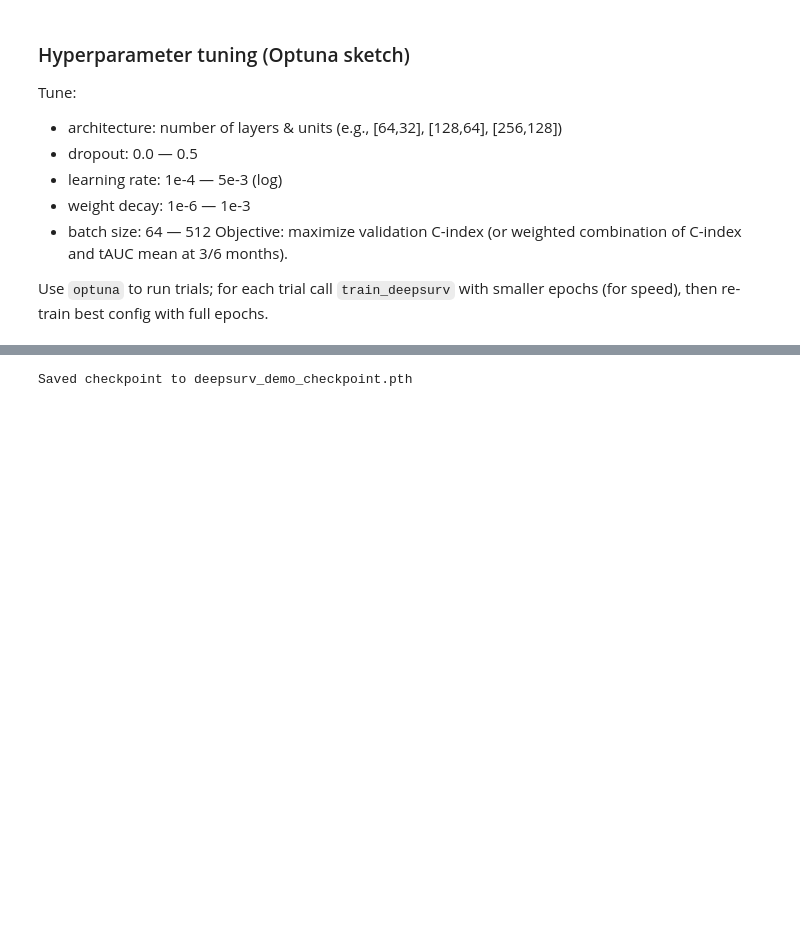
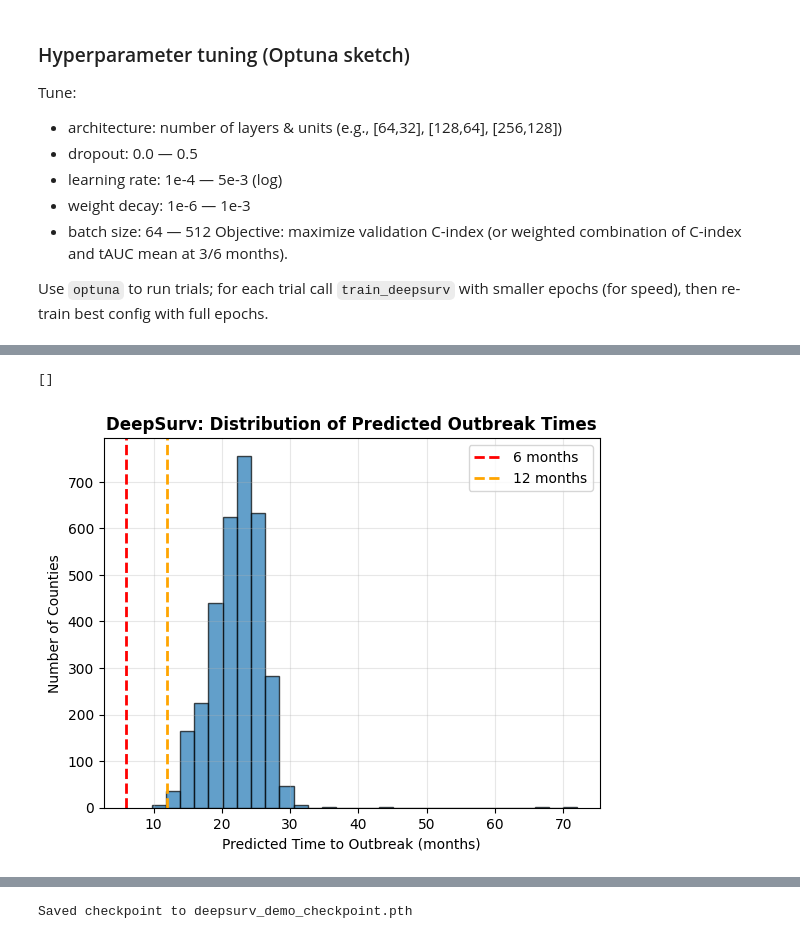
Before and after one commit to lsj0232191/measles-outbreak-timing, a Jupyter notebook: deep/deep.ipynb, the cells around one changed output, grey strips where cells are left out. Saved outputs shown, nothing was run; the diff lists cells and outputs as text; code cells hidden in the pictures; blank space fills up the shorter version.

```diff
--- a/deep/deep.ipynb
+++ b/deep/deep.ipynb
@@ -1065,13 +1000,13 @@ X_all = pd.DataFrame(scaler.transform(imputer.transform(df[features])), columns=
 risk_deepsurv, time_deepsurv = predict_time_to_outbreak_deepsurv(model_ds, X_all)
 print(f"DeepSurv: Generated predictions for {len(risk_deepsurv)} counties")
 
-# RSF predictions
-risk_rsf, time_rsf = predict_time_to_outbreak_rsf(rsf, X_all)
-print(f"RSF: Generated predictions for {len(risk_rsf)} counties")
+# # RSF predictions
+# risk_rsf, time_rsf = predict_time_to_outbreak_rsf(rsf, X_all)
+# print(f"RSF: Generated predictions for {len(risk_rsf)} counties")
 
-# DeepHit predictions
-risk_deephit, time_deephit = predict_time_to_outbreak_deephit(model_deephit, labtrans_deephit, X_all)
-print(f"DeepHit: Generated predictions for {len(risk_deephit)} counties")
+# # DeepHit predictions
+# risk_deephit, time_deephit = predict_time_to_outbreak_deephit(model_deephit, labtrans_deephit, X_all)
+# print(f"DeepHit: Generated predictions for {len(risk_deephit)} counties")
 
 # Create results DataFrame
 results_df = pd.DataFrame({
@@ -1081,21 +1016,21 @@ results_df = pd.DataFrame({
     'deepsurv_risk_score': risk_deepsurv,
     'deepsurv_predicted_time_months': time_deepsurv,
     'deepsurv_predicted_date': pd.to_datetime('2020-01-01') + pd.to_timedelta(time_deepsurv * 30.44, unit='D'),
-    'rsf_risk_score': risk_rsf,
-    'rsf_predicted_time_months': time_rsf,
-    'rsf_predicted_date': pd.to_datetime('2020-01-01') + pd.to_timedelta(time_rsf * 30.44, unit='D'),
-    'deephit_risk_score': risk_deephit,
-    'deephit_predicted_time_months': time_deephit,
-    'deephit_predicted_date': pd.to_datetime('2020-01-01') + pd.to_timedelta(time_deephit * 30.44, unit='D')
+    # 'rsf_risk_score': risk_rsf,
+    # 'rsf_predicted_time_months': time_rsf,
+    # 'rsf_predicted_date': pd.to_datetime('2020-01-01') + pd.to_timedelta(time_rsf * 30.44, unit='D'),
+    # 'deephit_risk_score': risk_deephit,
+    # 'deephit_predicted_time_months': time_deephit,
+    # 'deephit_predicted_date': pd.to_datetime('2020-01-01') + pd.to_timedelta(time_deephit * 30.44, unit='D')
 })
 
 # Add rankings
 results_df['deepsurv_risk_rank'] = results_df['deepsurv_risk_score'].rank(ascending=False, method='min').astype(int)
 results_df['deepsurv_time_rank'] = results_df['deepsurv_predicted_time_months'].rank(ascending=True, method='min').astype(int)
-results_df['rsf_risk_rank'] = results_df['rsf_risk_score'].rank(ascending=False, method='min').astype(int)
-results_df['rsf_time_rank'] = results_df['rsf_predicted_time_months'].rank(ascending=True, method='min').astype(int)
-results_df['deephit_risk_rank'] = results_df['deephit_risk_score'].rank(ascending=False, method='min').astype(int)
-results_df['deephit_time_rank'] = results_df['deephit_predicted_time_months'].rank(ascending=True, method='min').astype(int)
+# results_df['rsf_risk_rank'] = results_df['rsf_risk_score'].rank(ascending=False, method='min').astype(int)
+# results_df['rsf_time_rank'] = results_df['rsf_predicted_time_months'].rank(ascending=True, method='min').astype(int)
+# results_df['deephit_risk_rank'] = results_df['deephit_risk_score'].rank(ascending=False, method='min').astype(int)
+# results_df['deephit_time_rank'] = results_df['deephit_predicted_time_months'].rank(ascending=True, method='min').astype(int)
 
 print(f"\nResults DataFrame shape: {results_df.shape}")
 print(f"\nTop 10 at-risk counties (DeepSurv):")
@@ -1358,0 +1132,14 @@ RSF Model:
+# %%
+# Predicted time to outbreak distribution (DeepSurv)
+plt.hist(results_df['deepsurv_predicted_time_months'], bins=30, edgecolor='black', alpha=0.7)
+plt.axvline(x=6, color='red', linestyle='--', label='6 months', linewidth=2)
+plt.axvline(x=12, color='orange', linestyle='--', label='12 months', linewidth=2)
+plt.xlabel('Predicted Time to Outbreak (months)', fontsize=10)
+plt.ylabel('Number of Counties', fontsize=10)
+plt.title('DeepSurv: Distribution of Predicted Outbreak Times', fontsize=12, fontweight='bold')
+plt.legend()
+plt.grid(alpha=0.3)
+plt.plot()
+# %% [output]
+[]
+[figure, added]
```
Also changed, not shown: parts of 24 cells of this notebook, 11 other files.
